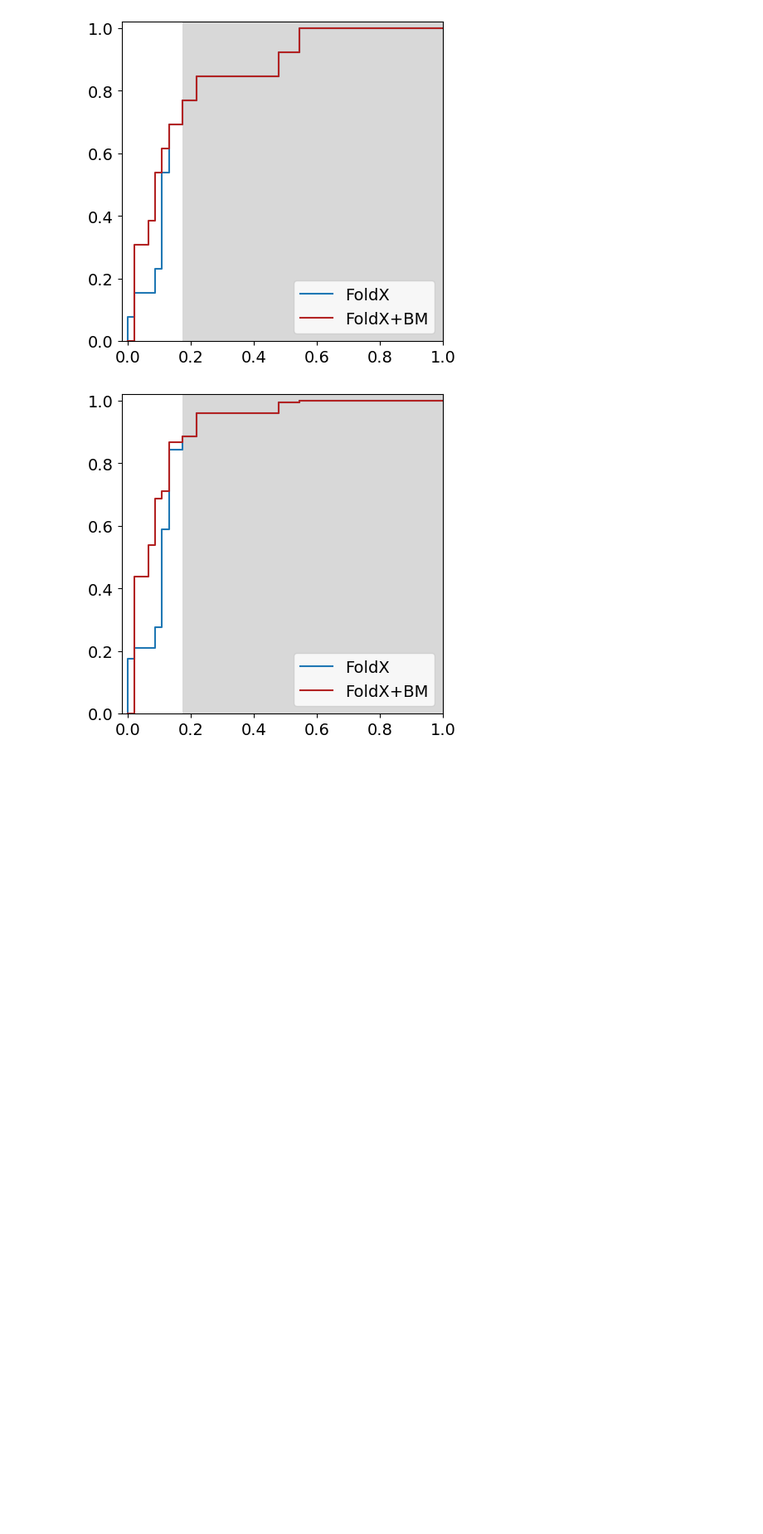
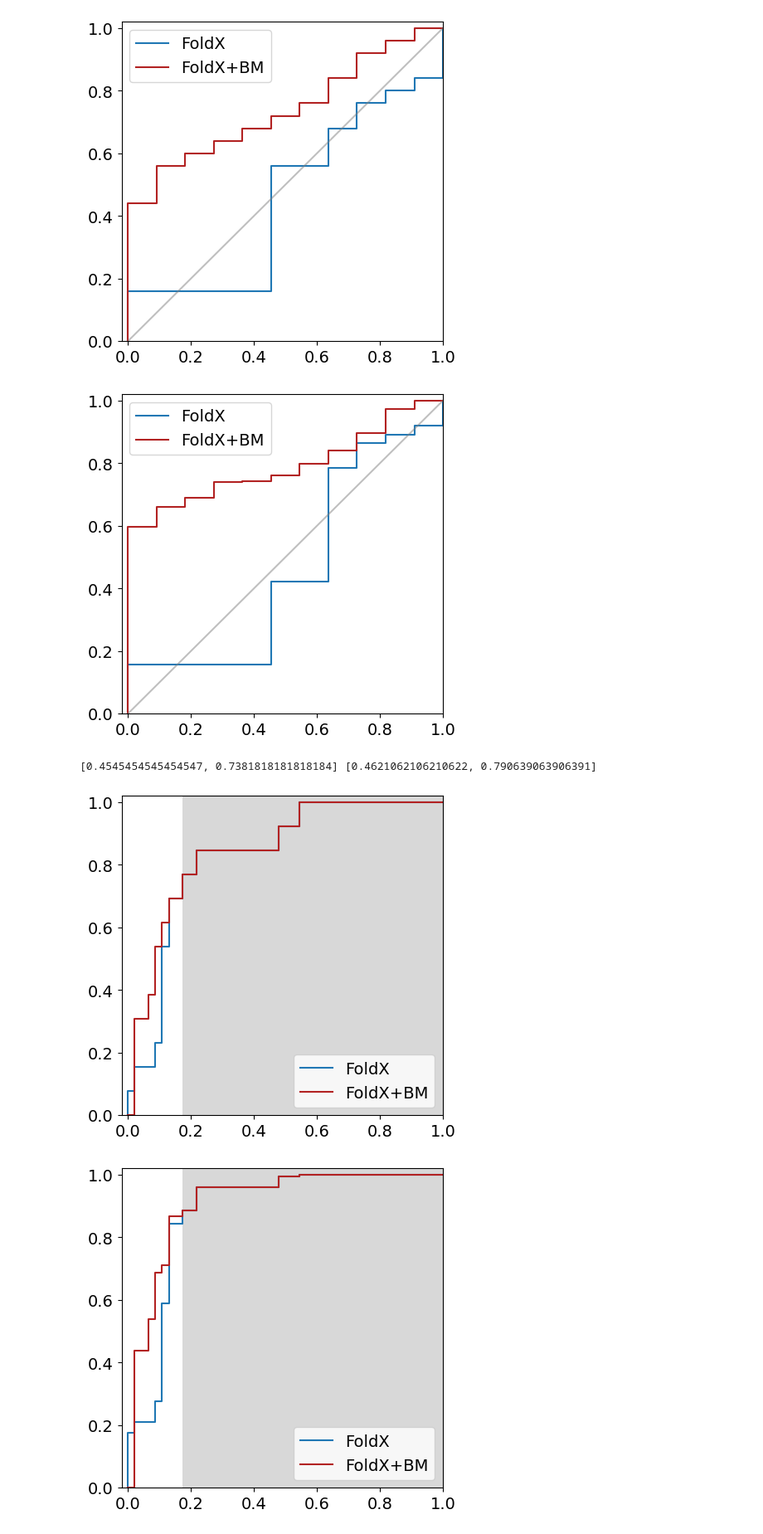
Before and after one commit to kt-korbeld/BoostMut, a Jupyter notebook: fig_data/BoostMut-figures.ipynb, the cells around one changed output. Shown at 83% size. Saved outputs shown, nothing was run; the diff lists cells and outputs as text; code cells hidden in the pictures; blank space fills up the shorter version.

```diff
--- a/fig_data/BoostMut-figures.ipynb
+++ b/fig_data/BoostMut-figures.ipynb
@@ -320,2 +113,21 @@ plot_bars(values_wauc, species, colors, headspace=0.1, name_out='./figures/fig_3
+# %%
+index_test = ['P7M', 'P7W', 'P7K', 'P7F', 'L9P', 'N10L', 'N10M', 'N10I', 'N10Y',
+       'N10F', 'N10K', 'A11V', 'V13I', 'T14M', 'T14L', 'S17N', 'S17A', 'S17D',
+       'R18F', 'R18W', 'R18D', 'E22W', 'E22F', 'E22M', 'E22Y', 'E22K', 'E22L',
+       'S25A', 'Q27L', 'Q27M', 'Q27K', 'Q27Y', 'Q27F', 'A30L', 'A30W', 'A30F',
+       'A30Q', 'A30R', 'A30K', 'E31M', 'E31W', 'E31I', 'E31K', 'E31F', 'E31L',
+       'E31R', 'E31Y', 'E31G', 'E31H', 'E31N', 'E31Q', 'Y33F', 'Y33L', 'T36I',
+       'T36V', 'S39Y', 'S39D', 'S39N', 'R40P', 'G41D', 'G41E', 'G41N', 'G41T',
+       'G41I', 'G41V', 'L42M', 'L42P', 'Q44P', 'Q44E', 'Q44M', 'E46M', 'E46F',
+       'E46I', 'E46L', 'E46Y', 'K49L', 'K49R', 'K49M', 'V55R', 'V55I', 'V55K',
+       'Q57E', 'Q57P', 'T60R', 'H62W', 'H62F']
+
+aucs_adh = plot_roc(adh_data.loc[index_test], name_out='./test.png')
+waucs_adh = plot_roc(adh_data.loc[index_test], scale=True, name_out='./test.png')
+print(aucs_adh, waucs_adh)
+# %% [output]
+[figure, added]
+[figure, added]
+[0.4545454545454547, 0.7381818181818184] [0.4621062106210622, 0.790639063906391]
 # %%
 # figure 4: make (W)ROC cuves and calculate (W)AUC using FoldX as predictor
```
Also changed, not shown: parts of 20 cells of this notebook, 40 other files.
